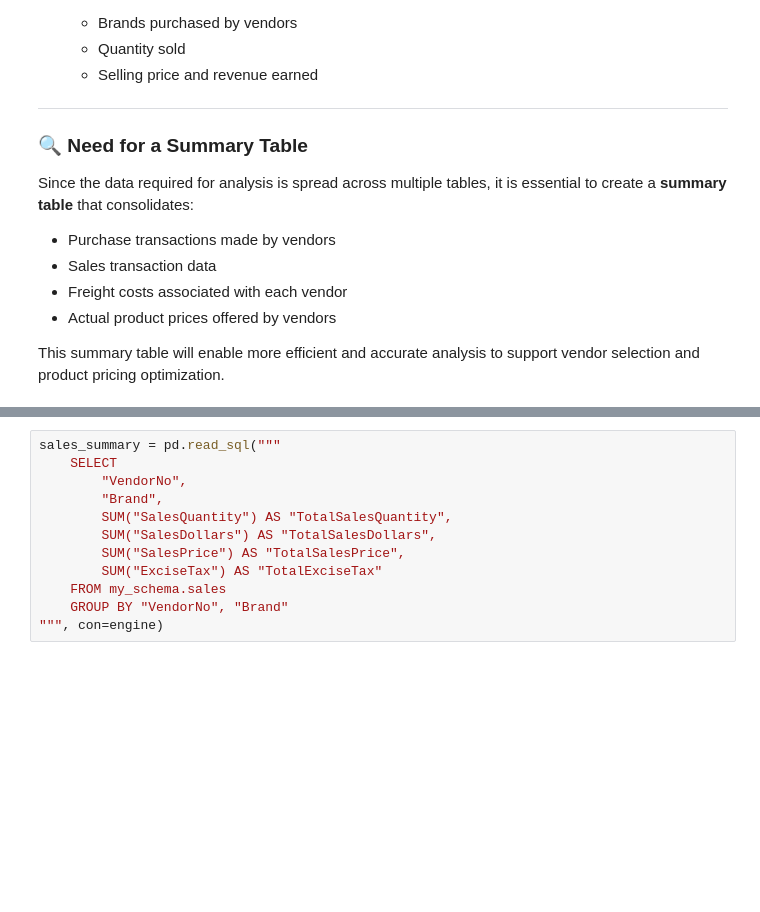
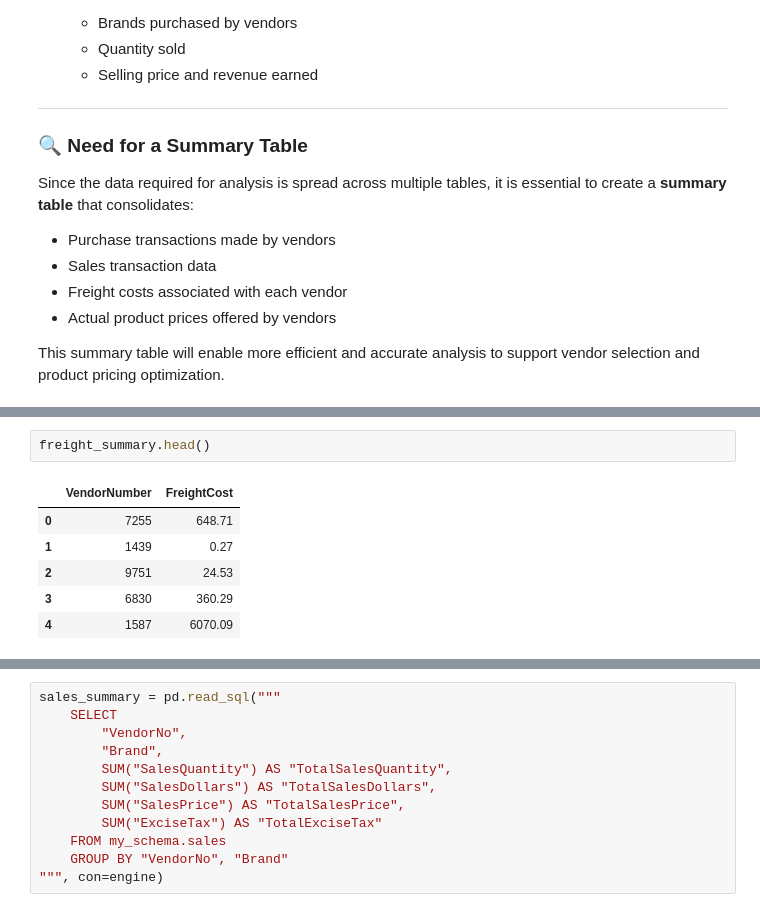
Before and after one commit to shima-maleki/Vendor_Performance_Analysis, a Jupyter notebook: notebooks/02_exploratory_analysis.ipynb, the cells around one changed output, grey strips where cells are left out. Cells and saved outputs as stored; diff of their text form; blank space fills up the shorter version.

```diff
--- a/notebooks/02_exploratory_analysis.ipynb
+++ b/notebooks/02_exploratory_analysis.ipynb
@@ -259,3 +269,12 @@ freight_summary = pd.read_sql("""
+# %%
+freight_summary.head()
+# %% [output]
+|  | VendorNumber | FreightCost |
+| 0 | 7255 | 648.71 |
+| 1 | 1439 | 0.27 |
+| 2 | 9751 | 24.53 |
+| 3 | 6830 | 360.29 |
+| 4 | 1587 | 6070.09 |
 # %%
 purchase_summary = pd.read_sql("""
     SELECT
```
Also changed, not shown: parts of 12 cells of this notebook, 1 other file.
